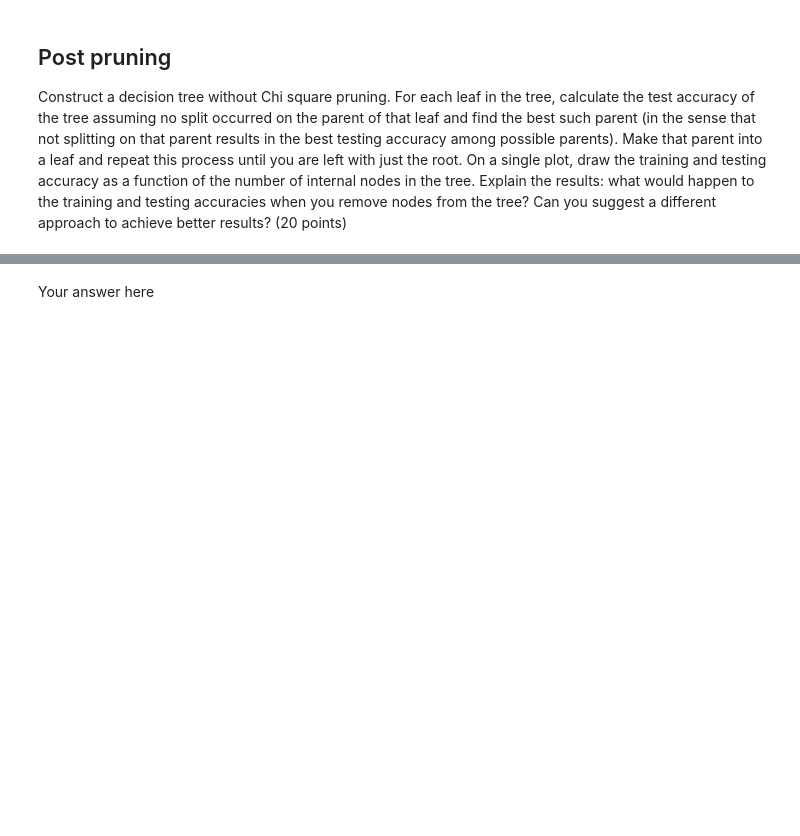
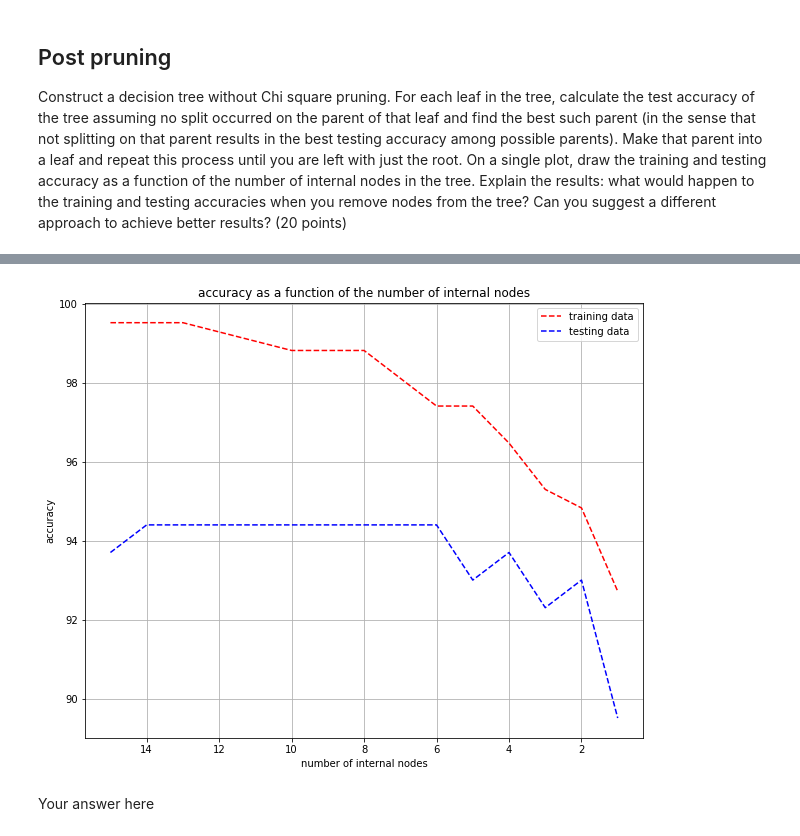
Before and after one commit to YonatanEldan/Machine-Learning-HW-, a Jupyter notebook: hwa2.ipynb, the cells around one changed output, grey strips where cells are left out. Cells and saved outputs as stored; diff of their text form; code cells hidden in the pictures; blank space fills up the shorter version.

Commit message:
finished with post pruning

```diff
--- a/hwa2.ipynb
+++ b/hwa2.ipynb
@@ -188,6 +185,3 @@ will damage the classification, as seen clearly on graph"""
 ## Post pruning
 
 Construct a decision tree without Chi square pruning. For each leaf in the tree, calculate the test accuracy of the tree assuming no split occurred on the parent of that leaf and find the best such parent (in the sense that not splitting on that parent results in the best testing accuracy among possible parents). Make that parent into a leaf and repeat this process until you are left with just the root. On a single plot, draw the training and testing accuracy as a function of the number of internal nodes in the tree. Explain the results: what would happen to the training and testing accuracies when you remove nodes from the tree? Can you suggest a different approach to achieve better results? (20 points)
-# %%
-tree_entropy = build_tree(data=X_train, impurity=calc_entropy)
-post_pruning(tree_entropy,X_train)
@@ -211,0 +188,9 @@ post_pruning(tree_entropy,X_train)
+# %%
+# pruning the tree
+tree_entropy_train = build_tree(data=X_train, impurity=calc_entropy)
+tree_entropy_test = build_tree(data=X_train, impurity=calc_entropy)
+array, training = post_pruning(tree_entropy_train,X_train)
+array, testing = post_pruning(tree_entropy_test,X_test)
+print(array)
+print(training)
+print(array, testing)
@@ -212,3 +201,16 @@ post_pruning(tree_entropy,X_train)
+# %%
+#plotting the result
+plt.plot(array, training, 'r--')
+plt.plot(array, testing,'b--')
+plt.grid(True)
+plt.xlabel('number of internal nodes')
+plt.ylabel('accuracy')
+plt.title('accuracy as a function of the number of internal nodes')
+plt.legend(['training data', 'testing data'])
+plt.gca().invert_xaxis()
+plt.show()
+# %% [output]
+[figure, added]
 # %% [markdown]
 Your answer here
 # %% [markdown]
```
Also changed, not shown: parts of 3 cells of this notebook, 1 other file.
